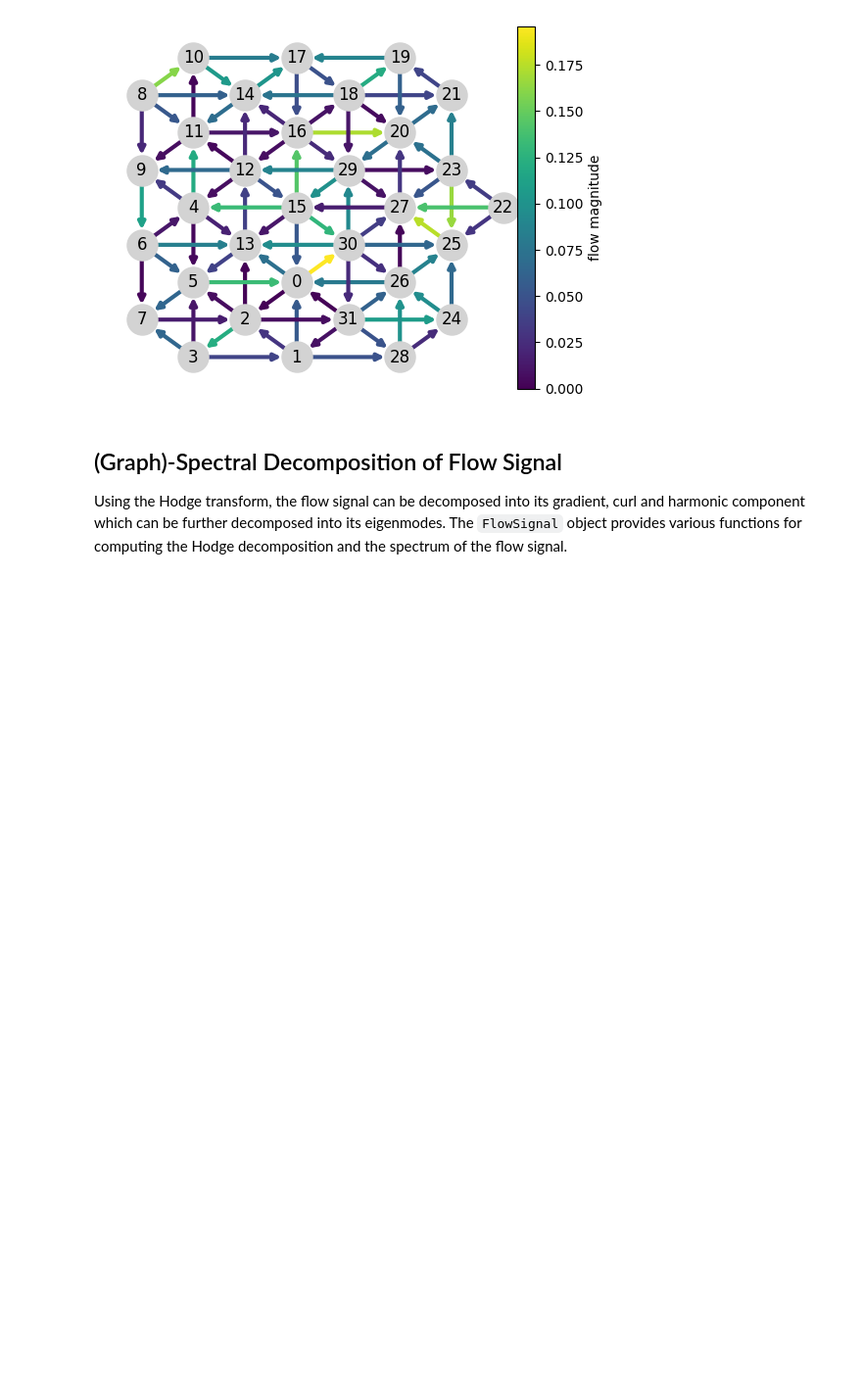
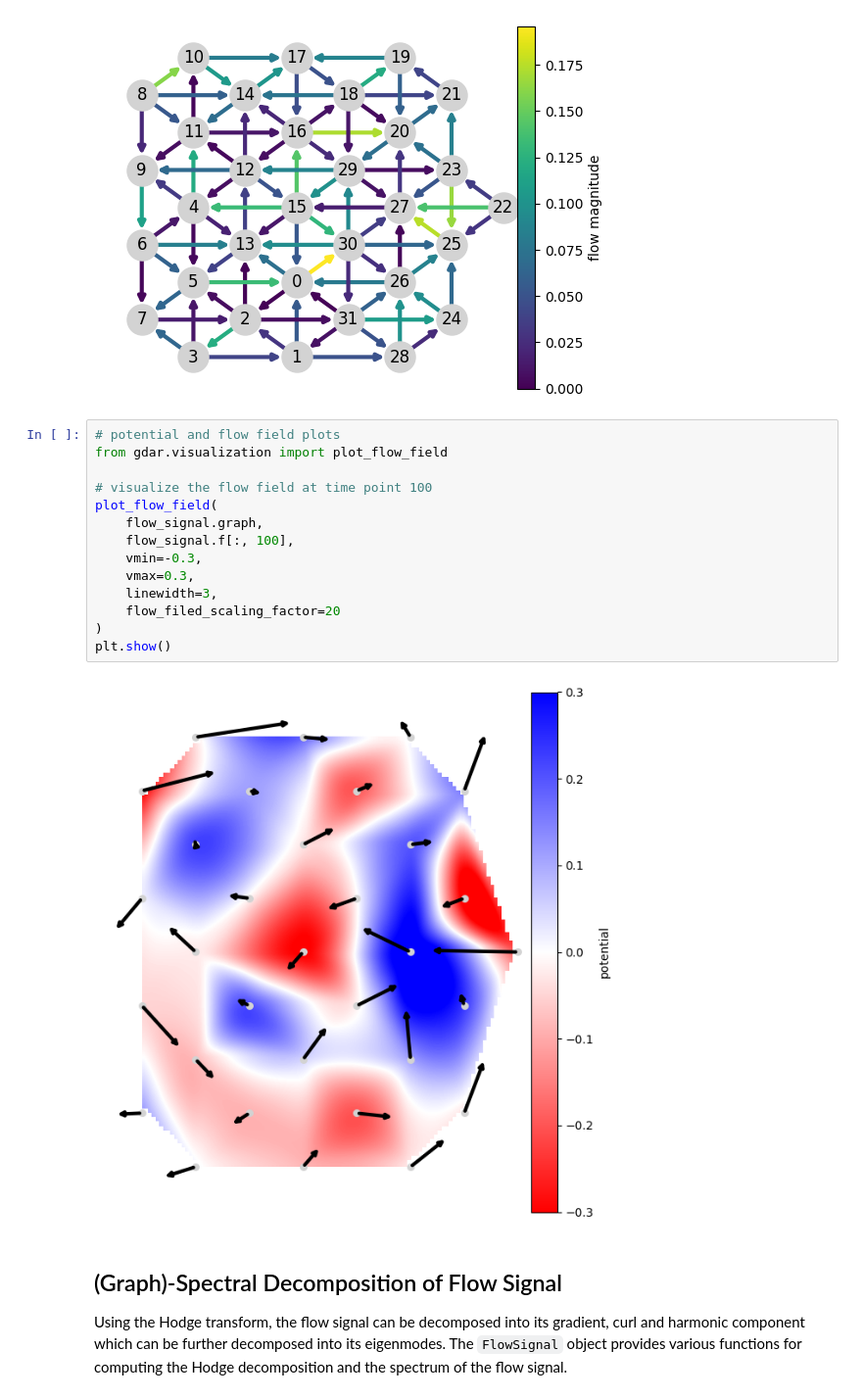
Before and after one commit to FelixSchwock/gdar, a Jupyter notebook: demo.ipynb, the cells around one changed output. Shown at 98% size. Saved outputs shown, nothing was run; the diff lists cells and outputs as text; blank space fills up the shorter version.

Commit message:
added plotting function for flow vector and potential field

```diff
--- a/demo.ipynb
+++ b/demo.ipynb
@@ -145,6 +145,22 @@ plt.show()
 # %% [output]
 Flow matrix shape: (97, 996)
 [figure]
+# %%
+# potential and flow field plots
+from gdar.visualization import plot_flow_field
+
+# visualize the flow field at time point 100
+plot_flow_field(
+    flow_signal.graph,
+    flow_signal.f[:, 100],
+    vmin=-0.3,
+    vmax=0.3,
+    linewidth=3,
+    flow_filed_scaling_factor=20
+)
+plt.show()
+# %% [output]
+[figure, added]
 # %% [markdown]
 ## (Graph)-Spectral Decomposition of Flow Signal
 
```
Also changed, not shown: 3 other files.
